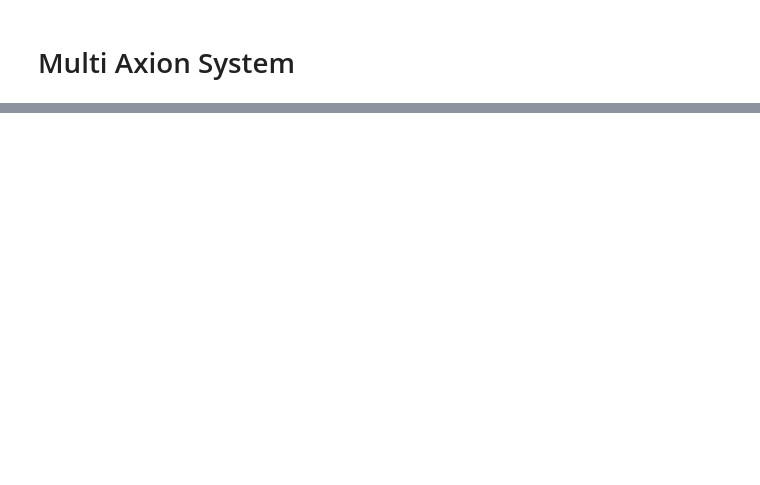
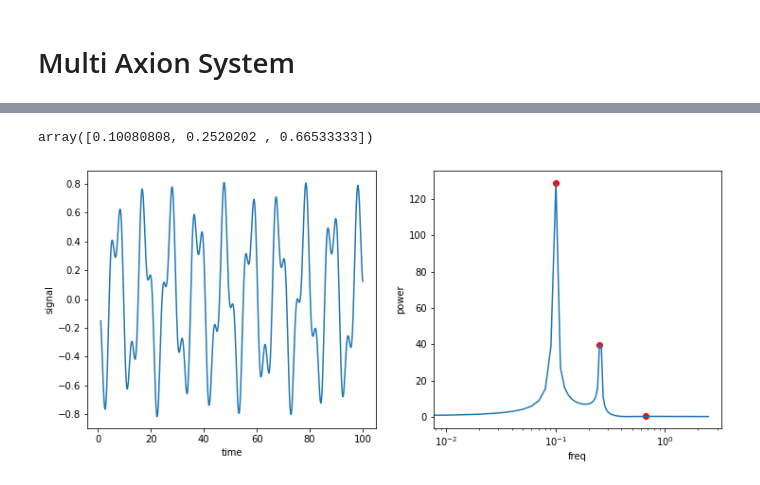
Before and after one commit to anna-jana/masters-project, a Jupyter notebook: transport_eq_in_time/multi_axion.ipynb, the cells around one changed output, grey strips where cells are left out. Saved outputs shown, nothing was run; the diff lists cells and outputs as text; code cells hidden in the pictures; blank space fills up the shorter version.

```diff
--- a/transport_eq_in_time/multi_axion.ipynb
+++ b/transport_eq_in_time/multi_axion.ipynb
@@ -28,0 +89,27 @@ plt.plot(y[1,:], y[0,:],"*")
+# %%
+def analyse_power_spectrum(ts, var):
+    tspan = ts[-1] - ts[0]
+    skip = tspan / 100
+    s = skip_steps = int(np.ceil(skip / (ts[1] - ts[0])))
+    signal = var[s:] / ts[s:]**(alpha/2)
+    dt = ts[1] - ts[0]
+    freq = rfftfreq(len(signal), dt)
+    ft = rfft(signal)
+    pow_spec = np.abs(ft)
+    is_local_max = (pow_spec[:-2] < pow_spec[1:-1]) & (pow_spec[2:] < pow_spec[1:-1])
+    peaks = freq[1:-1][is_local_max]
+    plt.figure(figsize=(12,5))
+    plt.subplot(1,2,1)
+    plt.plot(ts[s:], signal)
+    plt.xlabel("time")
+    plt.ylabel("signal")
+    plt.subplot(1,2,2)
+    plt.plot(peaks, pow_spec[1:-1][is_local_max], "or")
+    plt.semilogx(freq, pow_spec)
+    plt.xlabel("freq")
+    plt.ylabel("power")
+    return peaks
+analyse_power_spectrum(ts, phi1s)
+# %% [output]
+array([0.10080808, 0.2520202 , 0.66533333])
+[figure, added]
```
Also changed, not shown: parts of 6 cells of this notebook, 5 other files.
